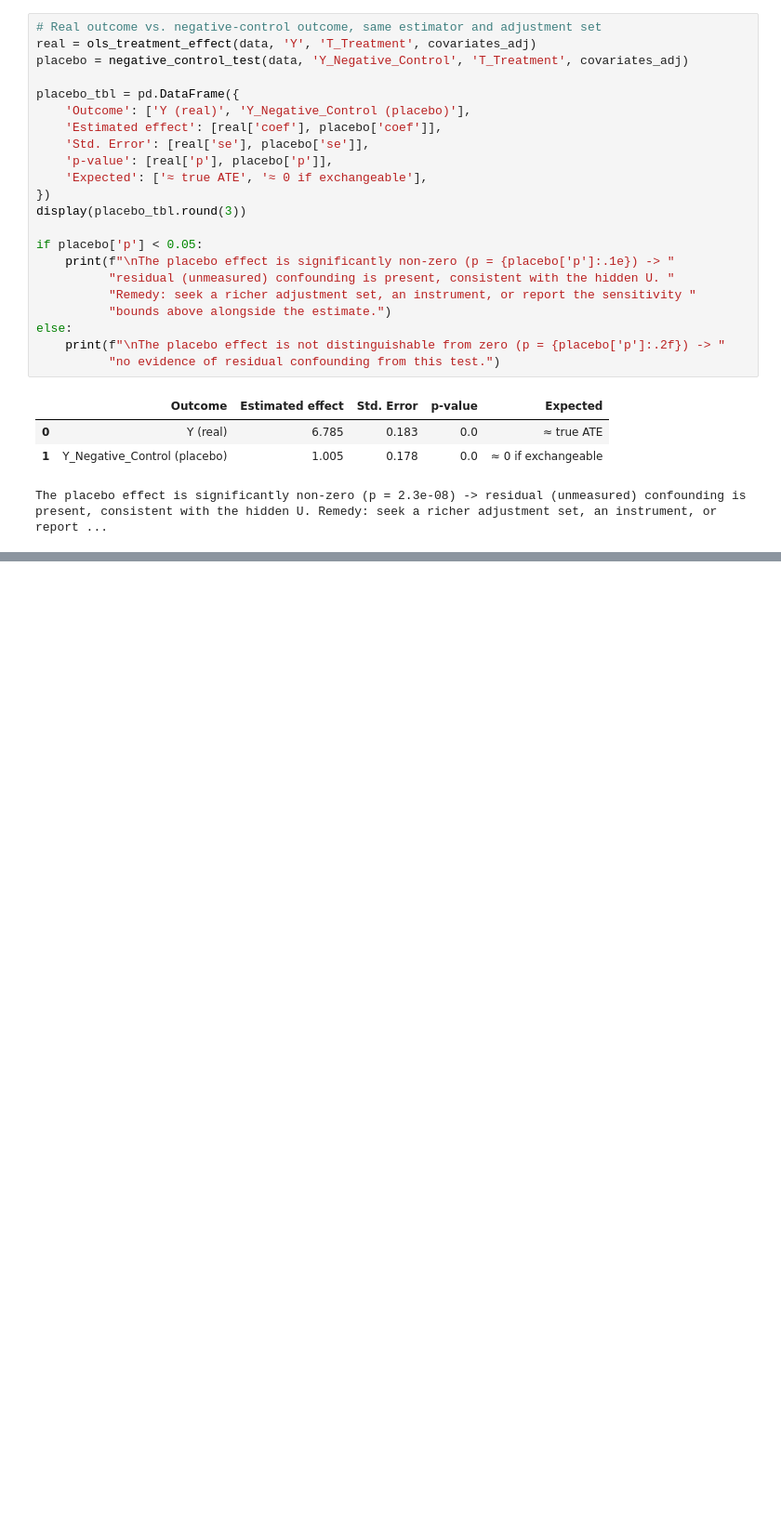
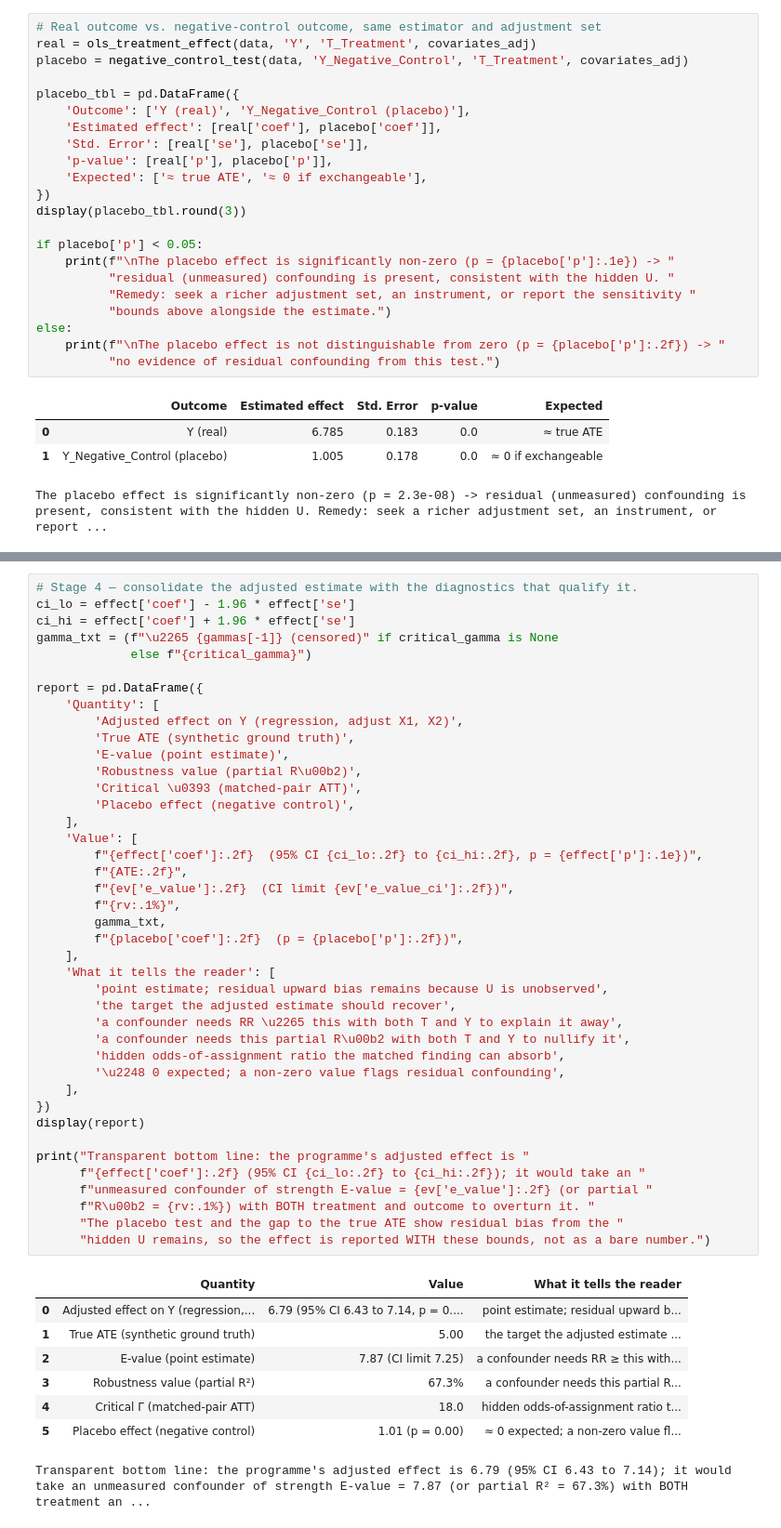
Before and after one commit to actuarial-data-science/ActuarialCausalInference, a Jupyter notebook: application/observational_data.ipynb, the cells around one changed output, grey strips where cells are left out. Shown at 93% size. Drawn from its saved outputs; the diff is of its cells as text; blank space fills up the shorter version.

```diff
--- a/application/observational_data.ipynb
+++ b/application/observational_data.ipynb
@@ -733 +755,51 @@ The placebo effect is significantly non-zero (p = 2.3e-08) -> residual (unmeasur
+# %%
+# Stage 4 — consolidate the adjusted estimate with the diagnostics that qualify it.
+ci_lo = effect['coef'] - 1.96 * effect['se']
+ci_hi = effect['coef'] + 1.96 * effect['se']
+gamma_txt = (f"\u2265 {gammas[-1]} (censored)" if critical_gamma is None
+             else f"{critical_gamma}")
+
+report = pd.DataFrame({
+    'Quantity': [
+        'Adjusted effect on Y (regression, adjust X1, X2)',
+        'True ATE (synthetic ground truth)',
+        'E-value (point estimate)',
+        'Robustness value (partial R\u00b2)',
+        'Critical \u0393 (matched-pair ATT)',
+        'Placebo effect (negative control)',
+    ],
+    'Value': [
+        f"{effect['coef']:.2f}  (95% CI {ci_lo:.2f} to {ci_hi:.2f}, p = {effect['p']:.1e})",
+        f"{ATE:.2f}",
+        f"{ev['e_value']:.2f}  (CI limit {ev['e_value_ci']:.2f})",
+        f"{rv:.1%}",
+        gamma_txt,
+        f"{placebo['coef']:.2f}  (p = {placebo['p']:.2f})",
+    ],
+    'What it tells the reader': [
+        'point estimate; residual upward bias remains because U is unobserved',
+        'the target the adjusted estimate should recover',
+        'a confounder needs RR \u2265 this with both T and Y to explain it away',
+        'a confounder needs this partial R\u00b2 with both T and Y to nullify it',
+        'hidden odds-of-assignment ratio the matched finding can absorb',
+        '\u2248 0 expected; a non-zero value flags residual confounding',
+    ],
+})
+display(report)
+
+print("Transparent bottom line: the programme's adjusted effect is "
+      f"{effect['coef']:.2f} (95% CI {ci_lo:.2f} to {ci_hi:.2f}); it would take an "
+      f"unmeasured confounder of strength E-value = {ev['e_value']:.2f} (or partial "
+      f"R\u00b2 = {rv:.1%}) with BOTH treatment and outcome to overturn it. "
+      "The placebo test and the gap to the true ATE show residual bias from the "
+      "hidden U remains, so the effect is reported WITH these bounds, not as a bare number.")
+# %% [output]
+|  | Quantity | Value | What it tells the reader |
+| 0 | Adjusted effect on Y (regression,... | 6.79 (95% CI 6.43 to 7.14, p = 0.... | point estimate; residual upward b... |
+| 1 | True ATE (synthetic ground truth) | 5.00 | the target the adjusted estimate ... |
+| 2 | E-value (point estimate) | 7.87 (CI limit 7.25) | a confounder needs RR ≥ this with... |
+| 3 | Robustness value (partial R²) | 67.3% | a confounder needs this partial R... |
+| 4 | Critical Γ (matched-pair ATT) | 18.0 | hidden odds-of-assignment ratio t... |
+| 5 | Placebo effect (negative control) | 1.01 (p = 0.00) | ≈ 0 expected; a non-zero value fl... |
+Transparent bottom line: the programme's adjusted effect is 6.79 (95% CI 6.43 to 7.14); it would take an unmeasured confounder of strength E-value = 7.87 (or partial R² = 67.3%) with BOTH treatment an ...
 # %% [markdown]
```
Also changed, not shown: parts of 20 cells of this notebook, 2 other files.
